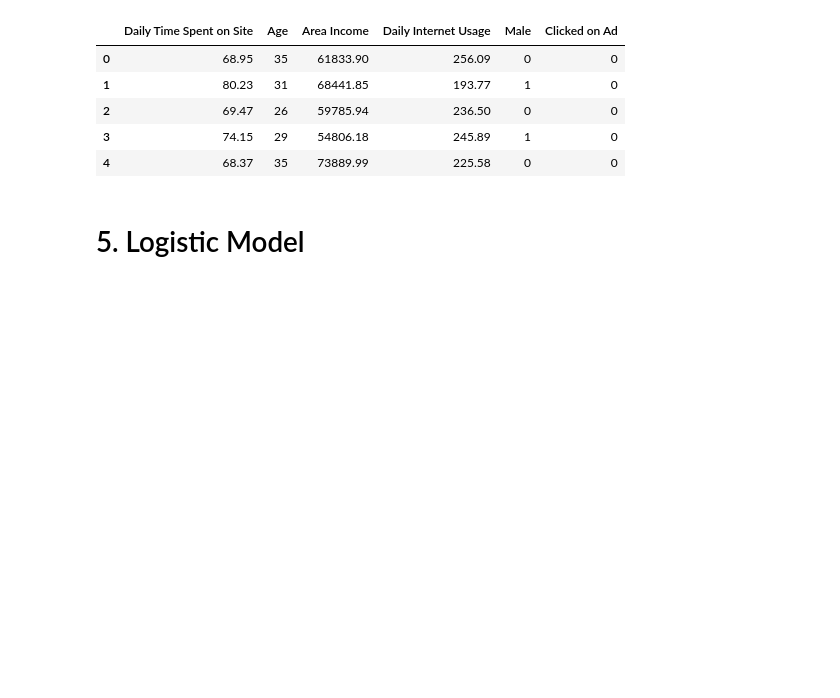
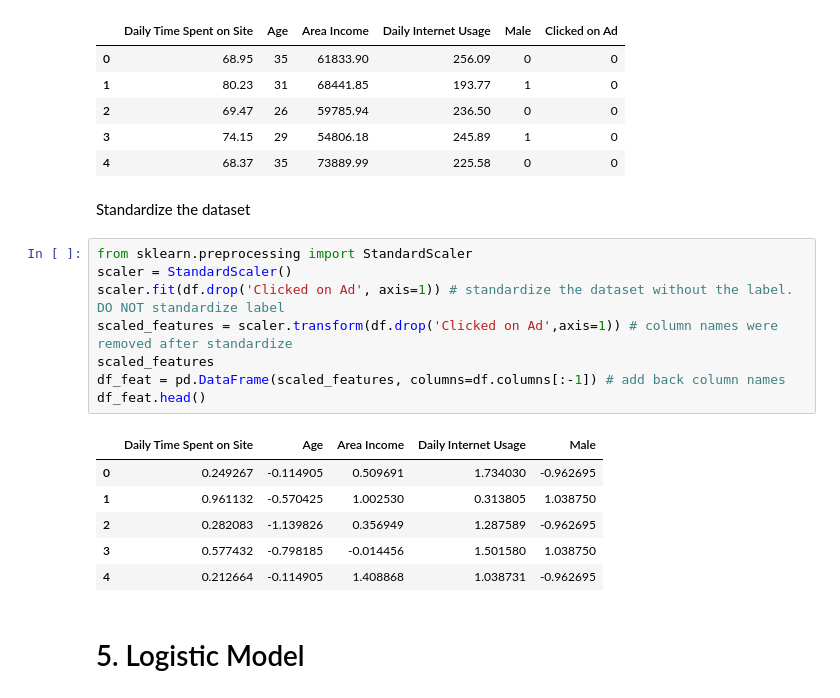
Before and after one commit to XiaonaZhou/data_analytics_2, a Jupyter notebook: Python/Unit_4/Logistic_regression_predict_ad_click.ipynb, the cells around one changed output. Cells and saved outputs as stored; diff of their text form; blank space fills up the shorter version.

```diff
--- a/Python/Unit_4/Logistic_regression_predict_ad_click.ipynb
+++ b/Python/Unit_4/Logistic_regression_predict_ad_click.ipynb
@@ -177,6 +179,23 @@ df.head()
 | 2 | 69.47 | 26 | 59785.94 | 236.50 | 0 | 0 |
 | 3 | 74.15 | 29 | 54806.18 | 245.89 | 1 | 0 |
 | 4 | 68.37 | 35 | 73889.99 | 225.58 | 0 | 0 |
+# %% [markdown]
+Standardize the dataset
+# %%
+from sklearn.preprocessing import StandardScaler
+scaler = StandardScaler()
+scaler.fit(df.drop('Clicked on Ad', axis=1)) # standardize the dataset without the label. DO NOT standardize label
+scaled_features = scaler.transform(df.drop('Clicked on Ad',axis=1)) # column names were removed after standardize
+scaled_features
+df_feat = pd.DataFrame(scaled_features, columns=df.columns[:-1]) # add back column names
+df_feat.head()
+# %% [output]
+|  | Daily Time Spent on Site | Age | Area Income | Daily Internet Usage | Male |
+| 0 | 0.249267 | -0.114905 | 0.509691 | 1.734030 | -0.962695 |
+| 1 | 0.961132 | -0.570425 | 1.002530 | 0.313805 | 1.038750 |
+| 2 | 0.282083 | -1.139826 | 0.356949 | 1.287589 | -0.962695 |
+| 3 | 0.577432 | -0.798185 | -0.014456 | 1.501580 | 1.038750 |
+| 4 | 0.212664 | -0.114905 | 1.408868 | 1.038731 | -0.962695 |
 # %% [markdown]
 # 5. Logistic Model
 # %%
```
Also changed, not shown: parts of 15 cells of this notebook.
